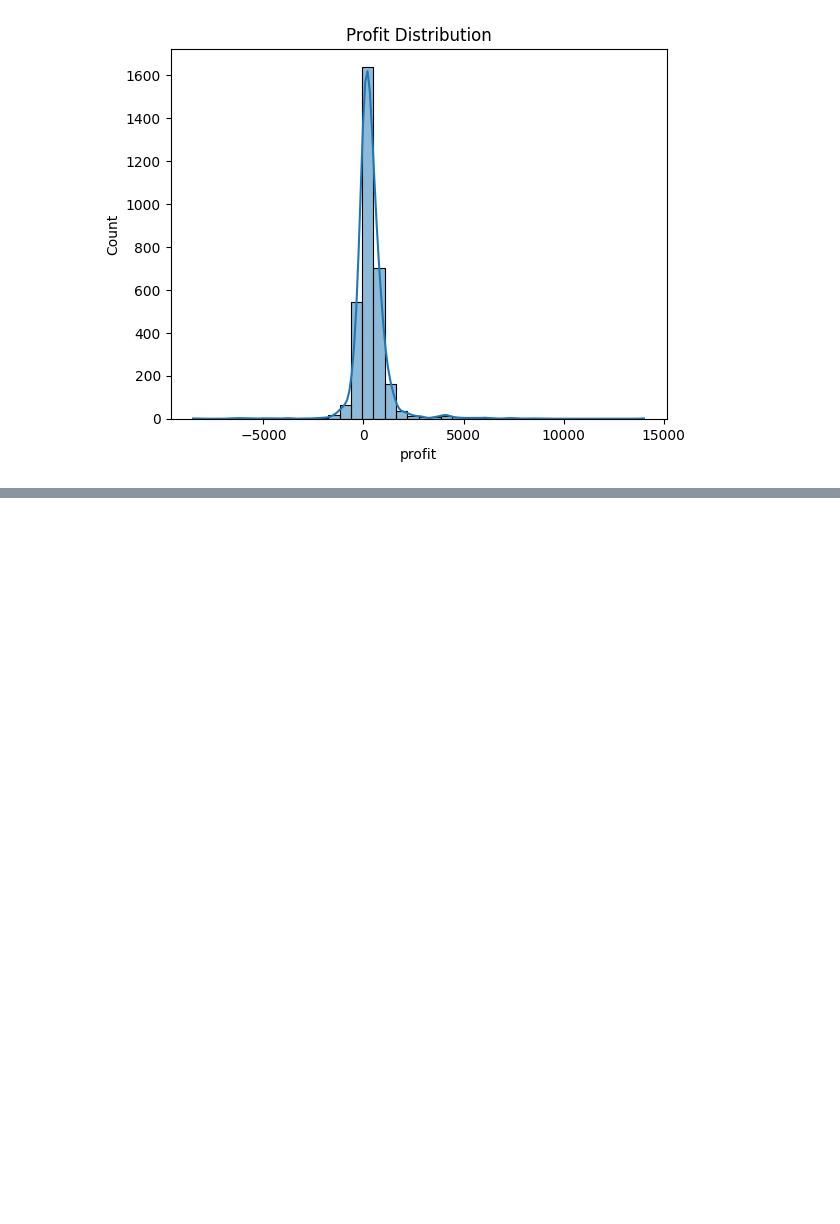
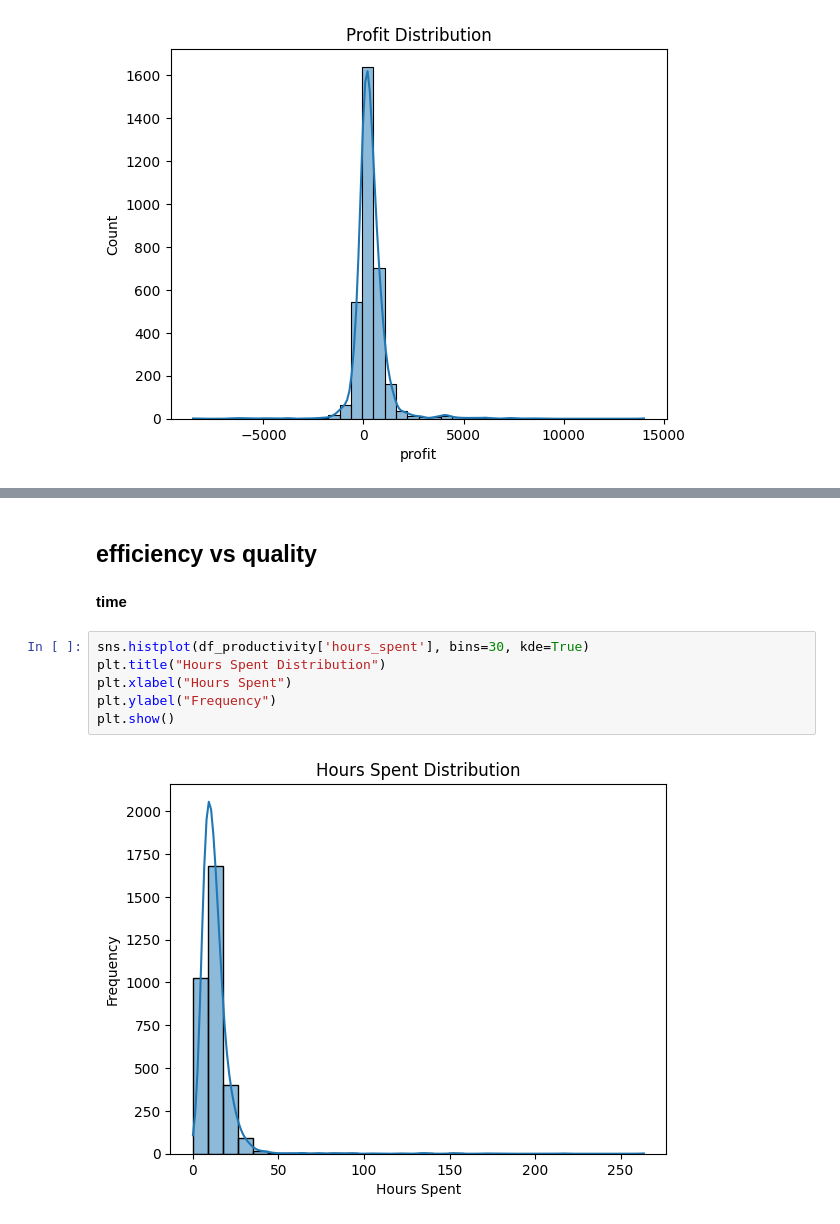
Before and after one commit to andreamammano89-maker/ML_Project_SEA_815441, a Jupyter notebook: main.ipynb, the cells around one changed output, grey strips where cells are left out. Drawn from its saved outputs; the diff is of its cells as text; blank space fills up the shorter version.

```diff
--- a/main.ipynb
+++ b/main.ipynb
@@ -199,0 +258,12 @@ plt.show()
+# %% [markdown]
+## efficiency vs quality
+# %% [markdown]
+**time**
+# %%
+sns.histplot(df_productivity['hours_spent'], bins=30, kde=True)
+plt.title("Hours Spent Distribution")
+plt.xlabel("Hours Spent")
+plt.ylabel("Frequency")
+plt.show()
+# %% [output]
+[figure, added]
```
Also changed, not shown: parts of 8 cells of this notebook.
